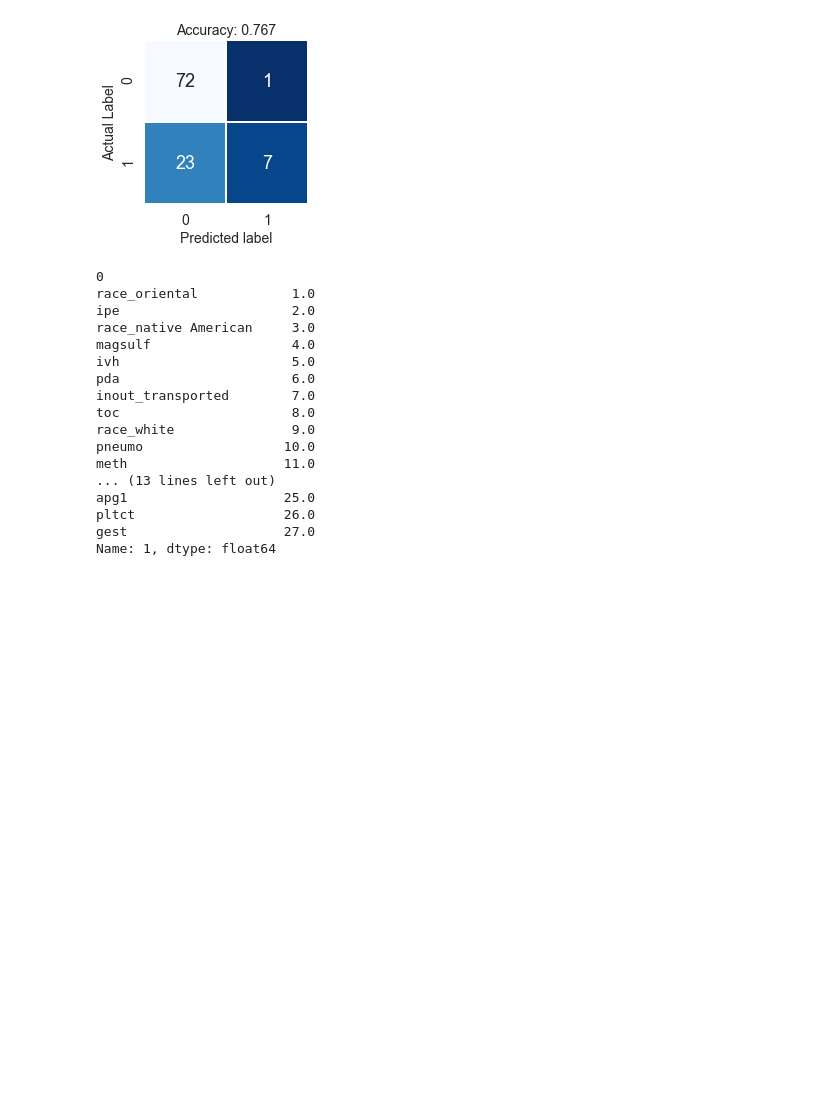
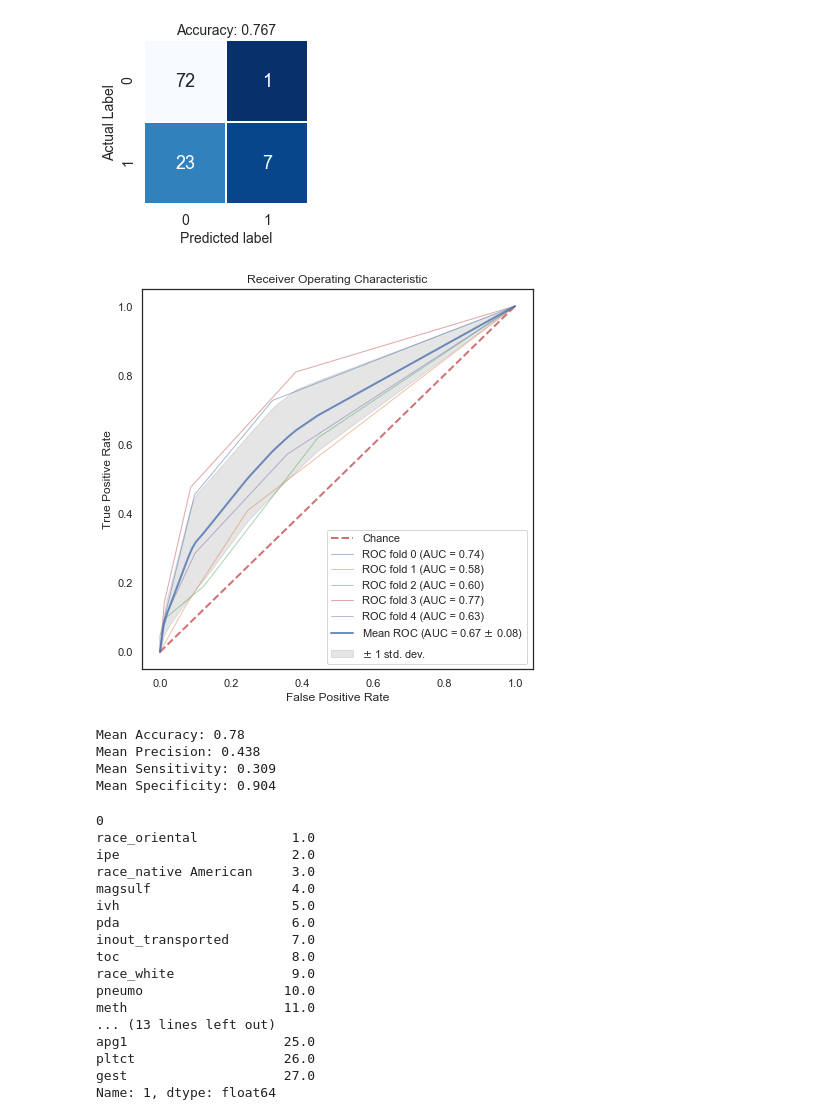
Before and after one commit to codyheiser/canb-ML, a Jupyter notebook: supervised_alg_testing.ipynb, the cells around one changed output. Cells and saved outputs as stored; diff of their text form; code cells hidden in the pictures; blank space fills up the shorter version.

```diff
--- a/supervised_alg_testing.ipynb
+++ b/supervised_alg_testing.ipynb
@@ -83,6 +91,14 @@ cm_metrics(cm)
 plot_cm(cm)
 # %% [output]
 [figure]
+# %%
+neigh_mets = roc_kfold(neigh, vlbw_norm, labels, 5, seed=18)
+# %% [output]
+[figure, added]
+Mean Accuracy: 0.78
+Mean Precision: 0.438
+Mean Sensitivity: 0.309
+Mean Specificity: 0.904
 # %%
 # random forest classifier
 rf = RandomForestClassifier(n_estimators=100, max_depth=10, random_state=0)
```
Also changed, not shown: parts of 5 cells of this notebook, 4 other files.
